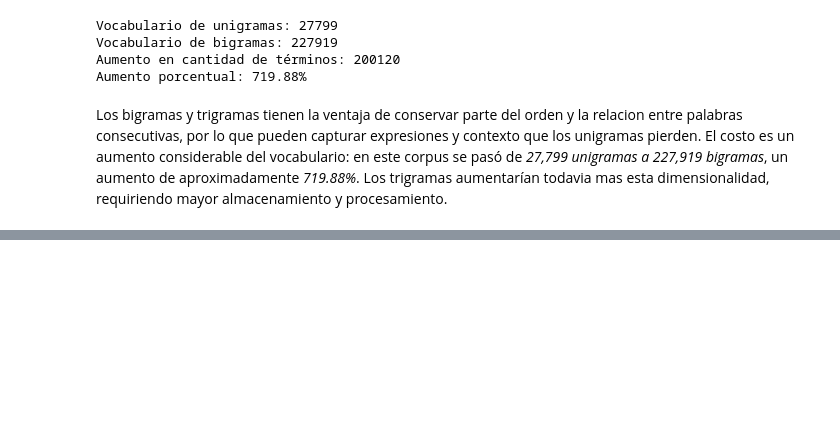
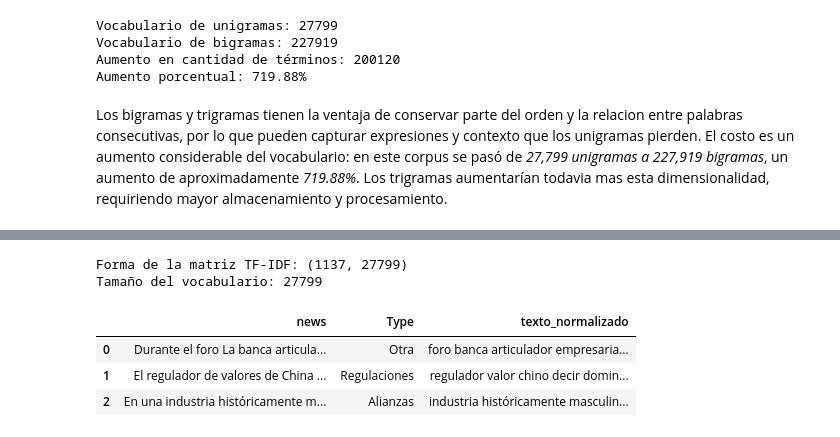
Before and after one commit to JuanDi37/Laboratorio-2, a Jupyter notebook: Laboratorio#2NLP.ipynb, the cells around one changed output, grey strips where cells are left out. Cells and saved outputs as stored; diff of their text form; code cells hidden in the pictures; blank space fills up the shorter version.

```diff
--- a/Laboratorio#2NLP.ipynb
+++ b/Laboratorio#2NLP.ipynb
@@ -603,0 +621,55 @@ Los bigramas y trigramas tienen la ventaja de conservar parte del orden y la rel
+# %%
+#representacion TF-IDF
+
+from sklearn.feature_extraction.text import TfidfVectorizer
+
+vectorizador_tfidf = TfidfVectorizer(
+    tokenizer=str.split,
+    token_pattern=None,
+    lowercase=False
+)
+
+matriz_tfidf = vectorizador_tfidf.fit_transform(
+    corpus["texto_normalizado"]
+)
+
+vocabulario_tfidf = vectorizador_tfidf.get_feature_names_out()
+
+print("Forma de la matriz TF-IDF:", matriz_tfidf.shape)
+print("Tamaño del vocabulario:", len(vocabulario_tfidf))
+# %% [output]
+Forma de la matriz TF-IDF: (1137, 27799)
+Tamaño del vocabulario: 27799
+# %%
+#seleccionamos 3 documentos de categorias distintas
+
+categorias_seleccionadas = (
+    corpus[CATEGORY_COL]
+    .dropna()
+    .drop_duplicates()
+    .head(3)
+    .tolist()
+)
+
+indices_documentos = [
+    corpus[
+        corpus[CATEGORY_COL] == categoria
+    ].index[0]
+    for categoria in categorias_seleccionadas
+]
+
+documentos_seleccionados = corpus.loc[
+    indices_documentos,
+    [
+        TEXT_COL,
+        CATEGORY_COL,
+        "texto_normalizado"
+    ]
+]
+
+display(documentos_seleccionados)
+# %% [output]
+|  | news | Type | texto_normalizado |
+| 0 | Durante el foro La banca articula... | Otra | foro banca articulador empresaria... |
+| 1 | El regulador de valores de China ... | Regulaciones | regulador valor chino decir domin... |
+| 2 | En una industria históricamente m... | Alianzas | industria históricamente masculin... |
```
Also changed, not shown: parts of 8 cells of this notebook.
